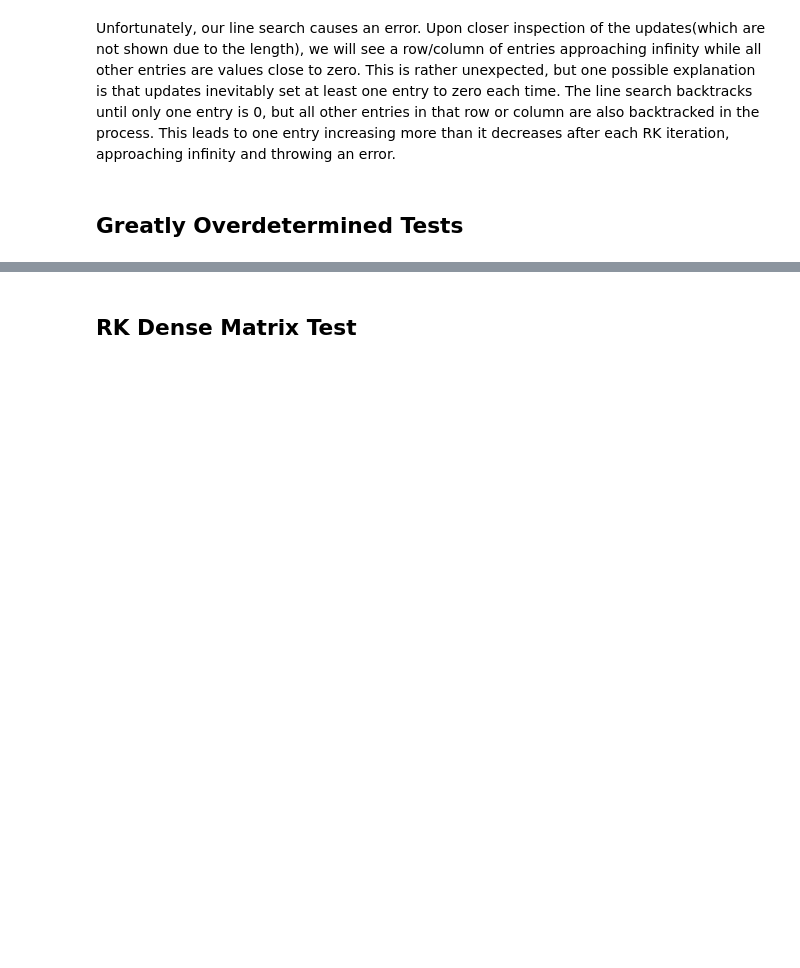
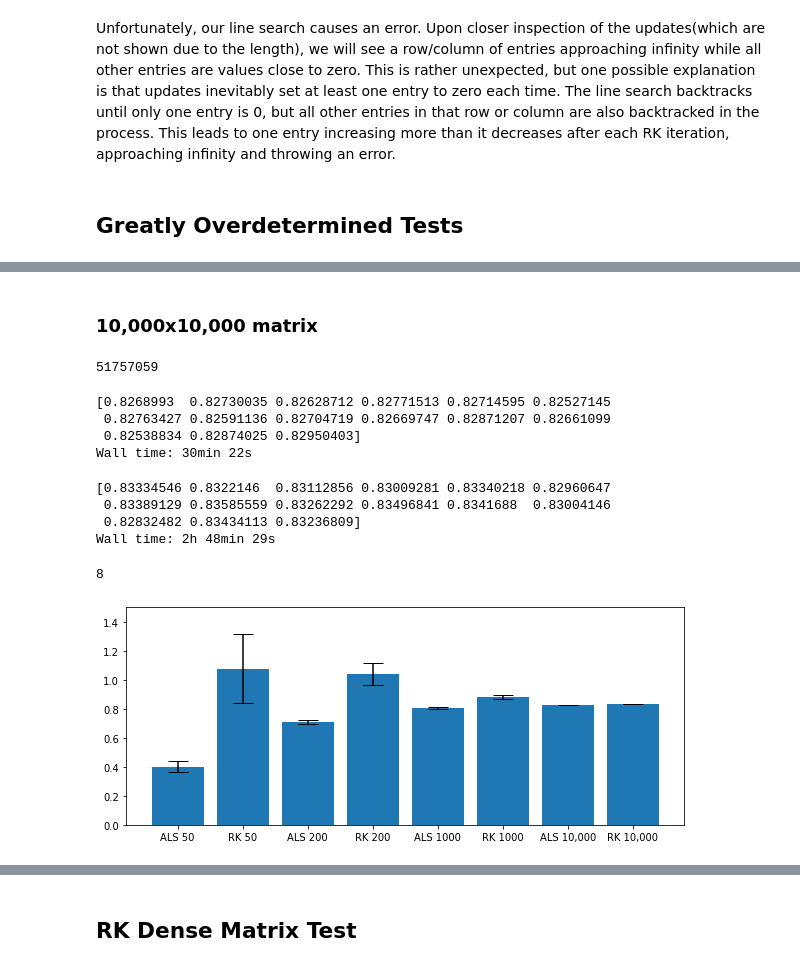
Before and after one commit to chauedwin/mf-algorithms, a Jupyter notebook: nmfAlgorithms.ipynb, the cells around one changed output, grey strips where cells are left out. Drawn from its saved outputs; the diff is of its cells as text; code cells hidden in the pictures; blank space fills up the shorter version.

Commit message:
tested mat sizes

```diff
--- a/nmfAlgorithms.ipynb
+++ b/nmfAlgorithms.ipynb
@@ -989,6 +1040,6 @@ Unfortunately, our line search causes an error. Upon closer inspection of the up
 # %%
-factor2 = np.random.choice(4, size=(50,4), p=np.array([0.7, 0.1, 0.1, 0.1]))
-weight2 = np.random.randint(0, 2, size=(4, 4))
+factor2 = np.random.choice(4, size=(200,4), p=np.array([0.7, 0.1, 0.1, 0.1]))
+weight2 = np.random.randint(0, 2, size=(4, 200))
 X2 = np.matmul(factor2, weight2)
-print(X2.T)
+np.count_nonzero(X2 == 0)
 # %% [output]
@@ -1076,0 +1122,59 @@ plt.show()
+# %% [markdown]
+### 10,000x10,000 matrix
+# %%
+factor4 = np.random.choice(4, size=(10000,4), p=np.array([0.7, 0.1, 0.1, 0.1]))
+weight4 = np.random.randint(0, 2, size=(4, 10000))
+X4 = np.matmul(factor4, weight4)
+np.count_nonzero(X4 == 0)
+# %% [output]
+51757059
+# %%
+%%time
+n = 15
+data = X4
+alserr4 = np.empty(n)
+
+for i in np.arange(n):
+    A, S, e = nmfalsproj(data, softproji, k = 4, niter = 100, reinit = 1)
+    approx = np.matmul(A, S)
+    alserr4[i] = (np.linalg.norm(data - approx) / np.linalg.norm(data))
+
+print(alserr4)
+# %% [output]
+[0.8268993  0.82730035 0.82628712 0.82771513 0.82714595 0.82527145
+ 0.82763427 0.82591136 0.82704719 0.82669747 0.82871207 0.82661099
+ 0.82538834 0.82874025 0.82950403]
+Wall time: 30min 22s
+# %%
+%%time
+n = 15
+data = X4
+rkerr4 = np.empty(n)
+for i in np.arange(n):
+    A, S, error = nmfrkproj(data, softproji, k = 4, niter = 100, kacziter = 1000, reinit = 1)
+    approx = np.matmul(A, S)
+    rkerr4[i] = (np.linalg.norm(data - approx) / np.linalg.norm(data))
+
+print(rkerr4)
+# %% [output]
+[0.83334546 0.8322146  0.83112856 0.83009281 0.83340218 0.82960647
+ 0.83389129 0.83585559 0.83262292 0.83496841 0.8341688  0.83004146
+ 0.82832482 0.83434113 0.83236809]
+Wall time: 2h 48min 29s
+# %%
+objects = ('ALS 50', 'RK 50', 'ALS 200', 'RK 200', 'ALS 1000', 'RK 1000', 'ALS 10,000', 'RK 10,000')
+len(objects)
+# %% [output]
+8
+# %%
+objects = ('ALS 50', 'RK 50', 'ALS 200', 'RK 200', 'ALS 1000', 'RK 1000', 'ALS 10,000', 'RK 10,000')
+y_pos = np.arange(len(objects))
+performance = [np.mean(alserr1), np.mean(rkerr1), np.mean(alserr2), np.mean(rkerr2), np.mean(alserr3), np.mean(rkerr3), np.mean(alserr4), np.mean(rkerr4)]
+plt.figure(figsize=(10,4))
+plt.bar(y_pos, performance, yerr=[np.std(alserr1), np.std(rkerr1), np.std(alserr2), np.std(rkerr2), np.std(alserr3), np.std(rkerr3), np.std(alserr4), np.std(rkerr4)],
+        ecolor='black', capsize=10)
+plt.xticks(y_pos, objects)
+plt.ylim([0, 1.5])
+plt.show()
+# %% [output]
+[figure, added]
```
Also changed, not shown: parts of 18 cells of this notebook.
